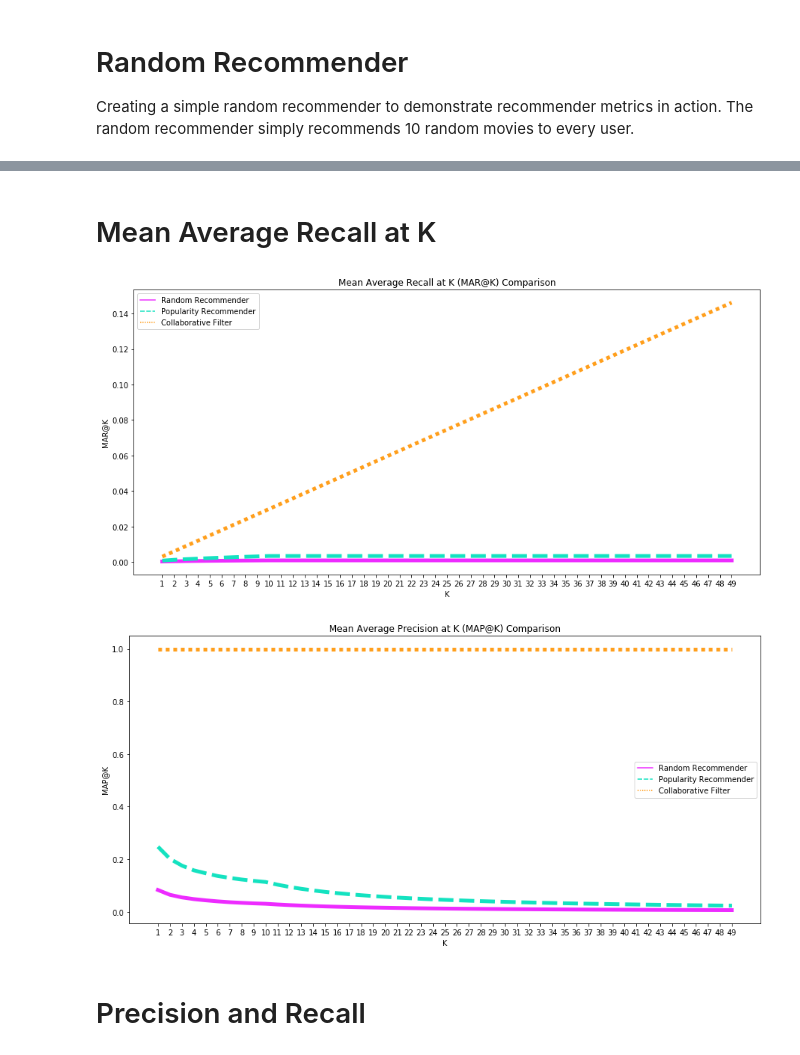
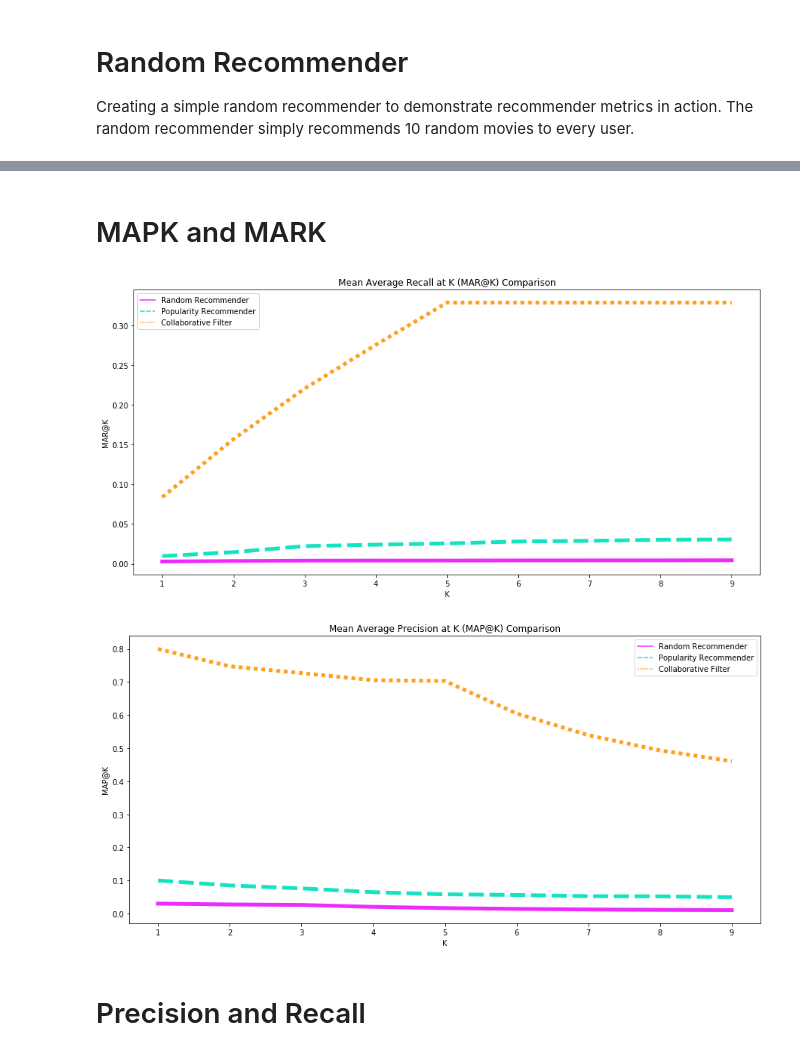
Before and after one commit to statisticianinstilettos/recmetrics, a Jupyter notebook: example_2.ipynb, the cells around one changed output, grey strips where cells are left out. Cells and saved outputs as stored; diff of their text form; code cells hidden in the pictures.

```diff
--- a/example_2.ipynb
+++ b/example_2.ipynb
@@ -23,7 +23,18 @@ ratings.head()
 | 3 | 1 | 47 | 3.5 | 1112484727 |
 | 4 | 1 | 50 | 3.5 | 1112484580 |
 # %%
+#only consider movies rated more than n times
+n=100
+movies = ratings.movieId.value_counts()
+movies = movies[movies>n].index.tolist()
+
 #only consider ratings from users who have rated over n movies
-n=1000
+n=10
 users = ratings.userId.value_counts()
 users = users[users>n].index.tolist()
+
+#sample down to a few of those users just to keep the dataset small
+users = pd.Series(users).sample(100).tolist()
+# %%
+ratings = ratings.query('userId in @users')
+ratings = ratings.query('movieId in @movies')
@@ -140,5 +169,6 @@ def get_users_predictions(user_id, n, model):
 # %%
 #format test data
+test = test.query('actual > 3')
 test = test.copy().groupby('userId')['movieId'].agg({'actual': (lambda x: list(set(x)))})
 
 #make recommendations for all members in the test data
@@ -146,7 +176,7 @@ recs = []
 rec_scores = []
 for user in test.index:
 
-    cf_predictions, cf_scores = get_users_predictions(user, 100, cf_model)
+    cf_predictions, cf_scores = get_users_predictions(user, 5, cf_model)
     recs.append(cf_predictions)
     rec_scores.append(cf_scores)
 
@@ -208,5 +239,5 @@ test.head()
-# %% [markdown]
-# Mean Average Recall at K
+# %% [markdown]
+# MAPK and MARK
 # %%
 actual = test.actual.values.tolist()
 cf_predictions = test.cf_predictions.values.tolist()
@@ -214,51 +245,51 @@ pop_predictions = test.pop_predictions.values.tolist()
 random_predictions = test.random_predictions.values.tolist()
 
 pop_mark = []
-for K in np.arange(1, 50):
+for K in np.arange(1, 10):
     pop_mark.extend([recmetrics.mark(actual, pop_predictions, k=K)])
 
 random_mark = []
-for K in np.arange(1, 50):
+for K in np.arange(1, 10):
     random_mark.extend([recmetrics.mark(actual, random_predictions, k=K)])
 
 cf_mark = []
-for K in np.arange(1, 50):
+for K in np.arange(1, 10):
     cf_mark.extend([recmetrics.mark(actual, cf_predictions, k=K)])
 
 mark_scores = [random_mark, pop_mark, cf_mark]
-index = range(1,50)
+index = range(1,10)
 names = ['Random Recommender', 'Popularity Recommender', 'Collaborative Filter']
 
 fig = plt.figure(figsize=(15, 7))
 recmetrics.mark_plot(mark_scores, model_names=names, k_range=index)
 # %% [output]
-[figure, old version]
+[figure, new version]
 # %%
 actual = test.actual.values.tolist()
 cf_predictions = test.cf_predictions.values.tolist()
 pop_predictions = test.pop_predictions.values.tolist()
 random_predictions = test.random_predictions.values.tolist()
 
 pop_mapk = []
-for K in np.arange(1, 50):
+for K in np.arange(1, 10):
     pop_mapk.extend([metrics.mapk(actual, pop_predictions, k=K)])
 
 random_mapk = []
-for K in np.arange(1, 50):
+for K in np.arange(1, 10):
     random_mapk.extend([metrics.mapk(actual, random_predictions, k=K)])
 
 cf_mapk = []
-for K in np.arange(1, 50):
+for K in np.arange(1, 10):
     cf_mapk.extend([metrics.mapk(actual, cf_predictions, k=K)])
 
 mapk_scores = [random_mapk, pop_mapk, cf_mapk]
-index = range(1,50)
+index = range(1,10)
 names = ['Random Recommender', 'Popularity Recommender', 'Collaborative Filter']
 
 fig = plt.figure(figsize=(15, 7))
 recmetrics.mapk_plot(mapk_scores, model_names=names, k_range=index)
 # %% [output]
-[figure, old version]
+[figure, new version]
 # %% [markdown]
 # Precision and Recall
 # %% [markdown]
```
Also changed, not shown: parts of 30 cells of this notebook.
